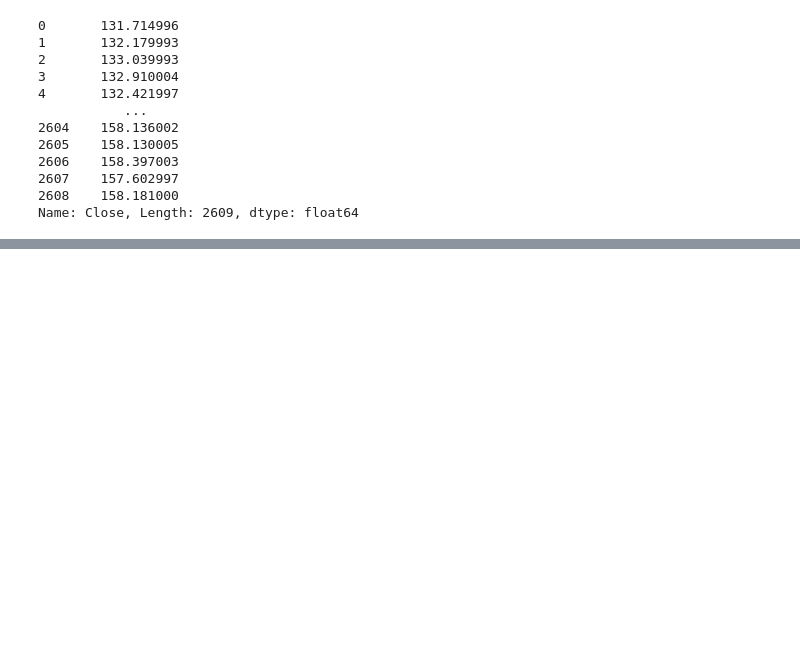
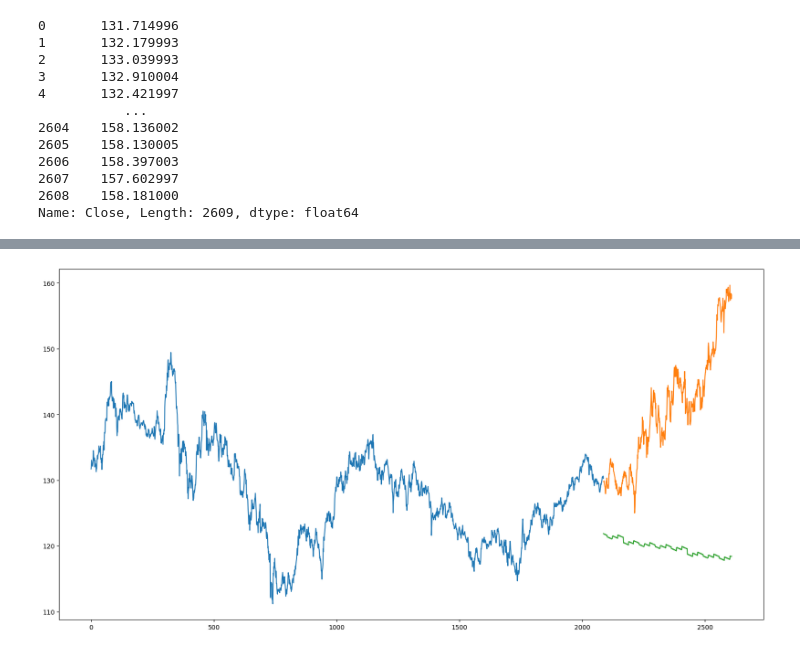
Before and after one commit to madinatt/Forex-Trend-Analysis, a Jupyter notebook: forex.ipynb, the cells around one changed output, grey strips where cells are left out. Saved outputs shown, nothing was run; the diff lists cells and outputs as text; code cells hidden in the pictures; blank space fills up the shorter version.

```diff
--- a/forex.ipynb
+++ b/forex.ipynb
@@ -153,3 +154,5 @@ from sklearn.ensemble import RandomForestRegressor
 # %%
 LR = LinearRegression()
 RF = RandomForestRegressor()
+RR = Ridge()
+DR = DecisionTreeRegressor()
@@ -201,0 +176,4 @@ pd.Series(y_pred,index = y_test.index).plot(figsize = [20,10])
+# %%
+modelprediction(RR)
+# %% [output]
+[figure, added]
```
Also changed, not shown: parts of 9 cells of this notebook.
